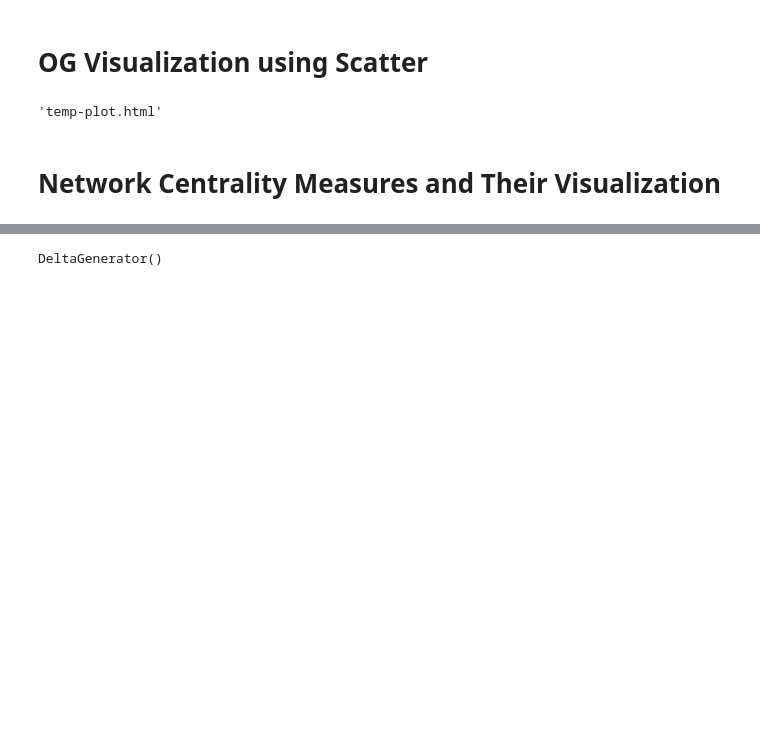
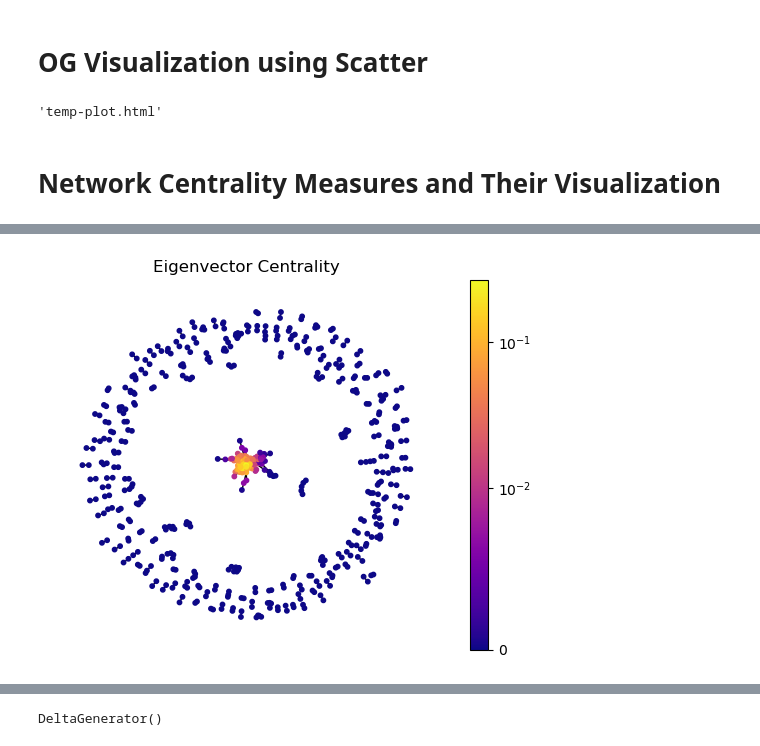
Before and after one commit to ittar/Data-Science-Project, a Jupyter notebook: _test/similarity-visualization.ipynb, the cells around one changed output, grey strips where cells are left out. Saved outputs shown, nothing was run; the diff lists cells and outputs as text; code cells hidden in the pictures; blank space fills up the shorter version.

```diff
--- a/_test/similarity-visualization.ipynb
+++ b/_test/similarity-visualization.ipynb
@@ -194,0 +212,4 @@ draw(G, positions, nx.betweenness_centrality(G), 'Betweenness Centrality')
+# %%
+draw(G, positions, nx.eigenvector_centrality(G), 'Eigenvector Centrality')
+# %% [output]
+[figure, added]
```
Also changed, not shown: parts of 16 cells of this notebook, 5 other files.
